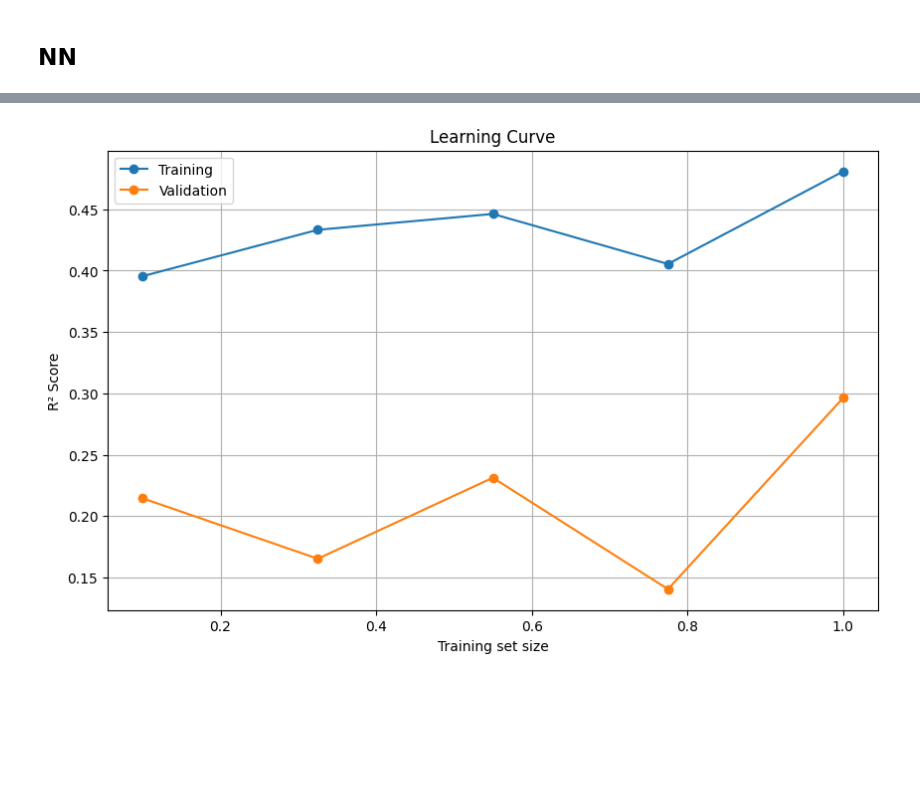
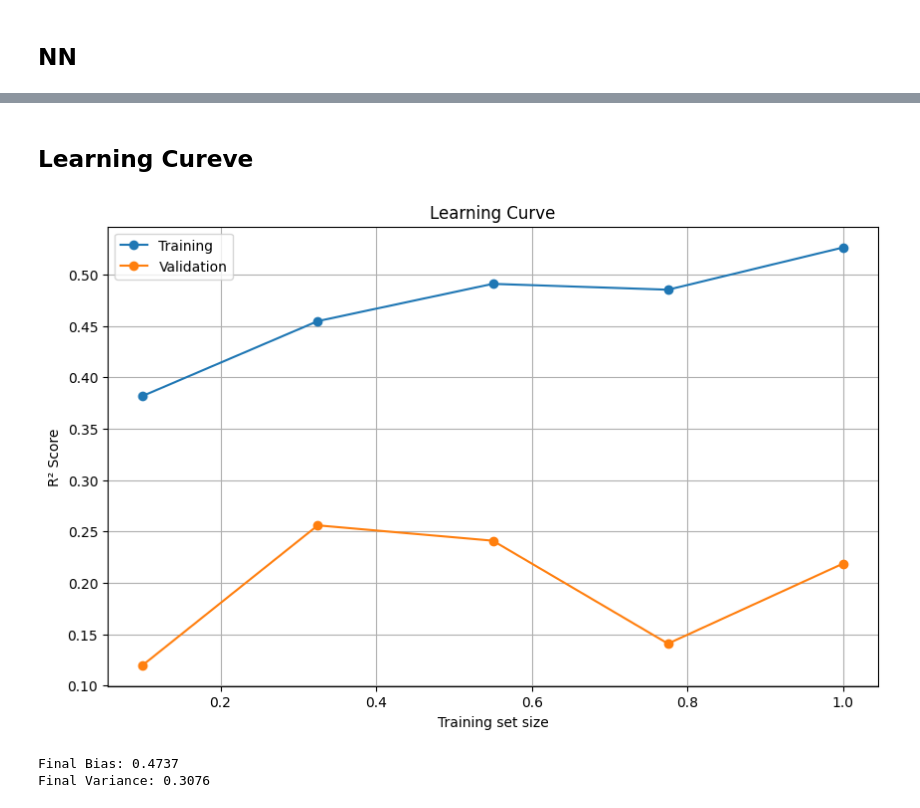
Before and after one commit to parsashu/ML-on-Proteins, a Jupyter notebook: src/models.ipynb, the cells around one changed output, grey strips where cells are left out. Drawn from its saved outputs; the diff is of its cells as text; code cells hidden in the pictures; blank space fills up the shorter version.

```diff
--- a/src/models.ipynb
+++ b/src/models.ipynb
@@ -49,8 +49,8 @@ class NeuralNetwork(nn.Module):
         self,
         max_width=512,
         lr=0.0001,
-        dropout_rate=0.3,
-        weight_decay=1e-4,
+        dropout_rate=0.1,
+        weight_decay=1e-3,
     ):
         super(NeuralNetwork, self).__init__()
         self.leaky_relu = nn.LeakyReLU()
@@ -278,3 +280,5 @@ plot_validation_curve(
+# %% [markdown]
+## Learning Cureve
 # %%
 def plot_learning_curve(
     train_loader, val_loader, train_sizes=np.linspace(0.1, 1.0, 5), epochs=10
@@ -291,31 +295,41 @@ def plot_learning_curve(
 
         current_model = NeuralNetwork()
         current_model.fit(subset_loader, val_loader, epochs)
 
         train_preds = current_model.predict(subset_loader)
         val_preds = current_model.predict(val_loader)
         train_r2 = r2_score(
             subset_loader.dataset.dataset.tensors[1][indices].cpu().numpy(),
             train_preds.cpu().numpy(),
         )
         val_r2 = r2_score(
             val_loader.dataset.tensors[1].cpu().numpy(), val_preds.cpu().numpy()
         )
 
         train_scores.append(train_r2)
         val_scores.append(val_r2)
 
+    final_train_score = train_scores[-1]
+    final_val_score = val_scores[-1]
+    bias = 1 - final_train_score
+    variance = final_train_score - final_val_score
+
     plt.figure(figsize=(10, 6))
     plt.plot(train_sizes, train_scores, label="Training", marker="o")
     plt.plot(train_sizes, val_scores, label="Validation", marker="o")
     plt.xlabel("Training set size")
     plt.ylabel("R² Score")
     plt.title("Learning Curve")
     plt.legend()
     plt.grid(True)
     plt.show()
 
+    print(f"Final Bias: {bias:.4f}")
+    print(f"Final Variance: {variance:.4f}")
+
 
 plot_learning_curve(train_loader, val_loader)
 # %% [output]
-[figure, old version]
+[figure, new version]
+Final Bias: 0.4737
+Final Variance: 0.3076
```
Also changed, not shown: parts of 7 cells of this notebook, 1 other file.
